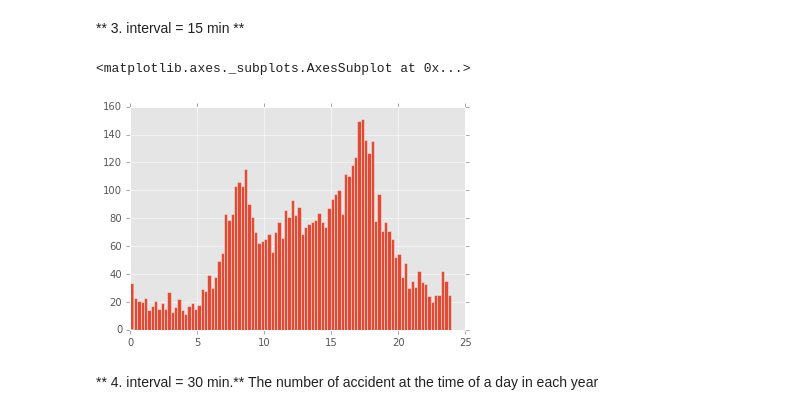
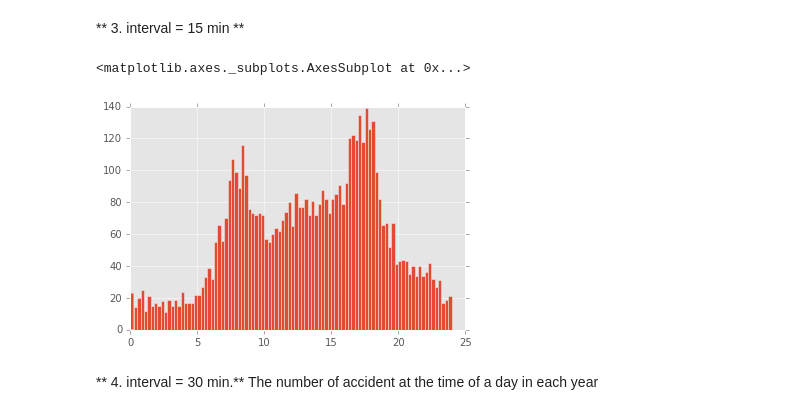
Before and after one commit to evxu/road-safety-project, a Jupyter notebook: Data_Exploration_3.ipynb, the cells around one changed output. Drawn from its saved outputs; the diff is of its cells as text; code cells hidden in the pictures.

```diff
--- a/Data_Exploration_3.ipynb
+++ b/Data_Exploration_3.ipynb
@@ -802,19 +802,19 @@ hour.hist(bins = 48)
 # %% [markdown]
 ** 3. interval = 15 min **
 # %%
-df = pd.read_csv('data2/Accidents_2011.csv',low_memory=False)
+df = pd.read_csv('data2/Accidents_2014.csv',low_memory=False)
 times = df['Time'].values
 n = len(times)
 hour = pd.Series([0.0]*n)
 i = 0
 for t in times:
     hm = t.split(':')
     hour[i] = float(hm[0]) + float(hm[1])/60
     i+=1
 hour.hist(bins = 96)
 # %% [output]
 <matplotlib.axes._subplots.AxesSubplot at 0x...>
-[figure, old version]
+[figure, new version]
 # %% [markdown]
 ** 4. interval = 30 min.**
 The number of accident at the time of a day in each year
```
Also changed, not shown: parts of 6 cells of this notebook, 1 other file.
